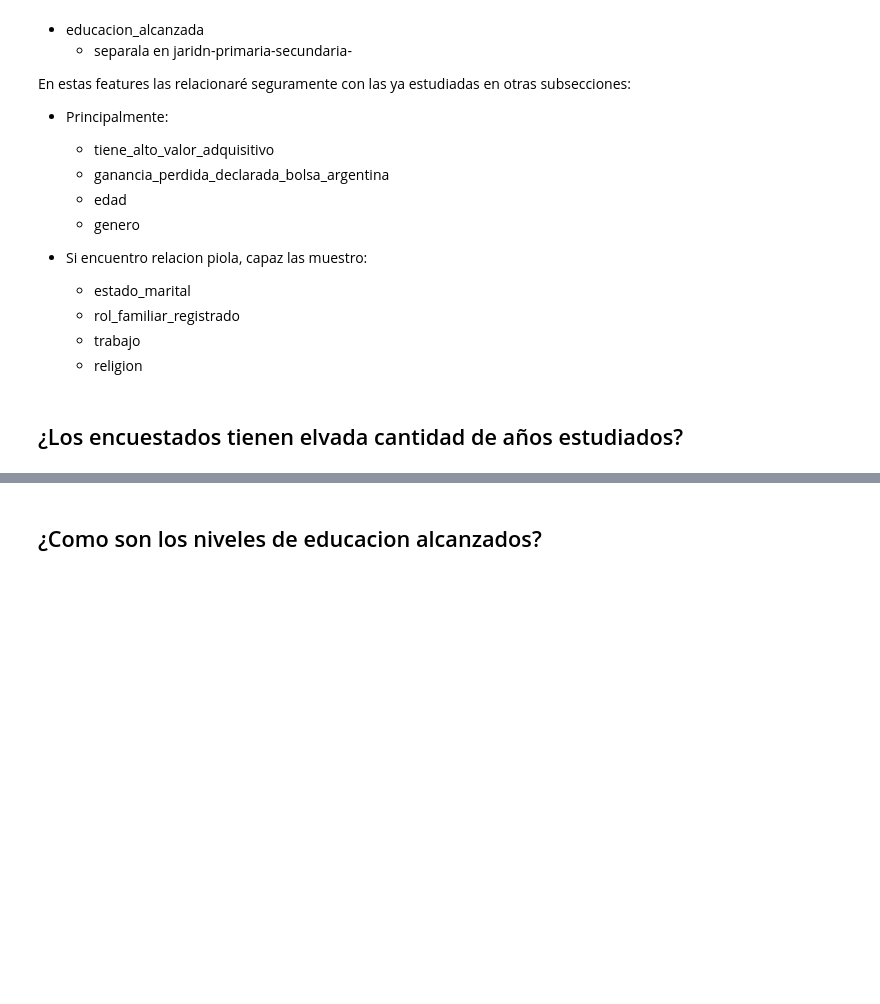
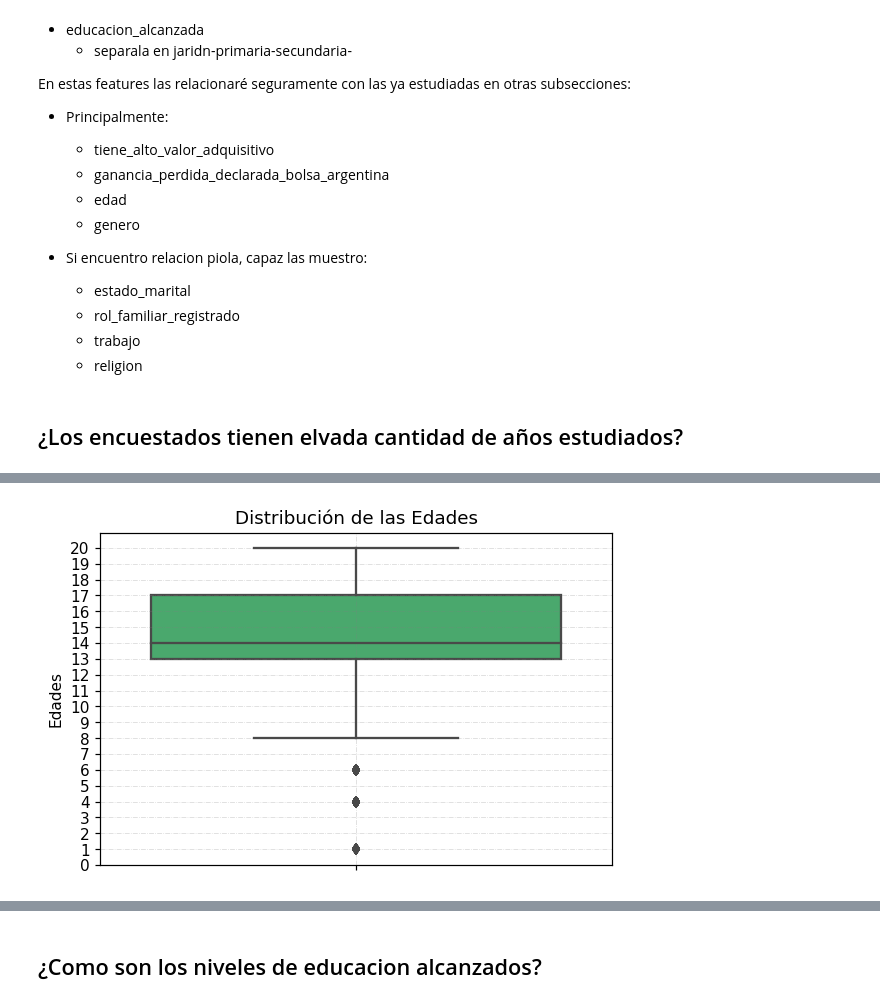
Before and after one commit to fjpacheco/machine-learning, a Jupyter notebook: preguntas_randoms.ipynb, the cells around one changed output, grey strips where cells are left out. Cells and saved outputs as stored; diff of their text form; code cells hidden in the pictures; blank space fills up the shorter version.

```diff
--- a/preguntas_randoms.ipynb
+++ b/preguntas_randoms.ipynb
@@ -588,0 +613,16 @@ En estas features las relacionaré seguramente con las ya estudiadas en otras su
+# %%
+plt.figure(dpi=110)
+plt.title("title")
+sns.boxplot(
+    y=df.anios_estudiados.values,
+    color=(0.23, 0.72, 0.41),
+
+)
+plt.title("Distribución de las Edades")
+plt.ylabel("Edades")
+plt.yticks(np.arange(0,21, 1))
+plt.grid(b = True, color ='grey', linestyle ='-.', linewidth = 0.5, alpha = 0.3)
+
+plt.show()
+# %% [output]
+[figure, added]
```
Also changed, not shown: parts of 44 cells of this notebook.
